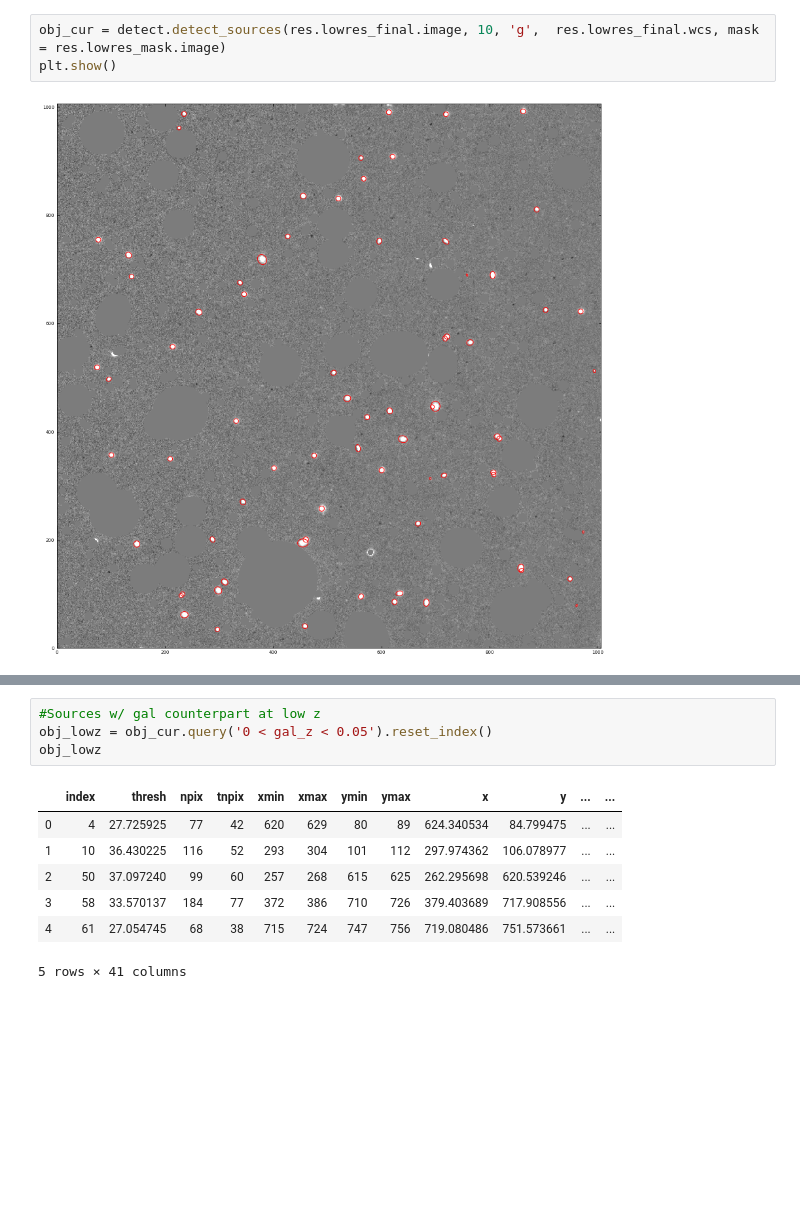
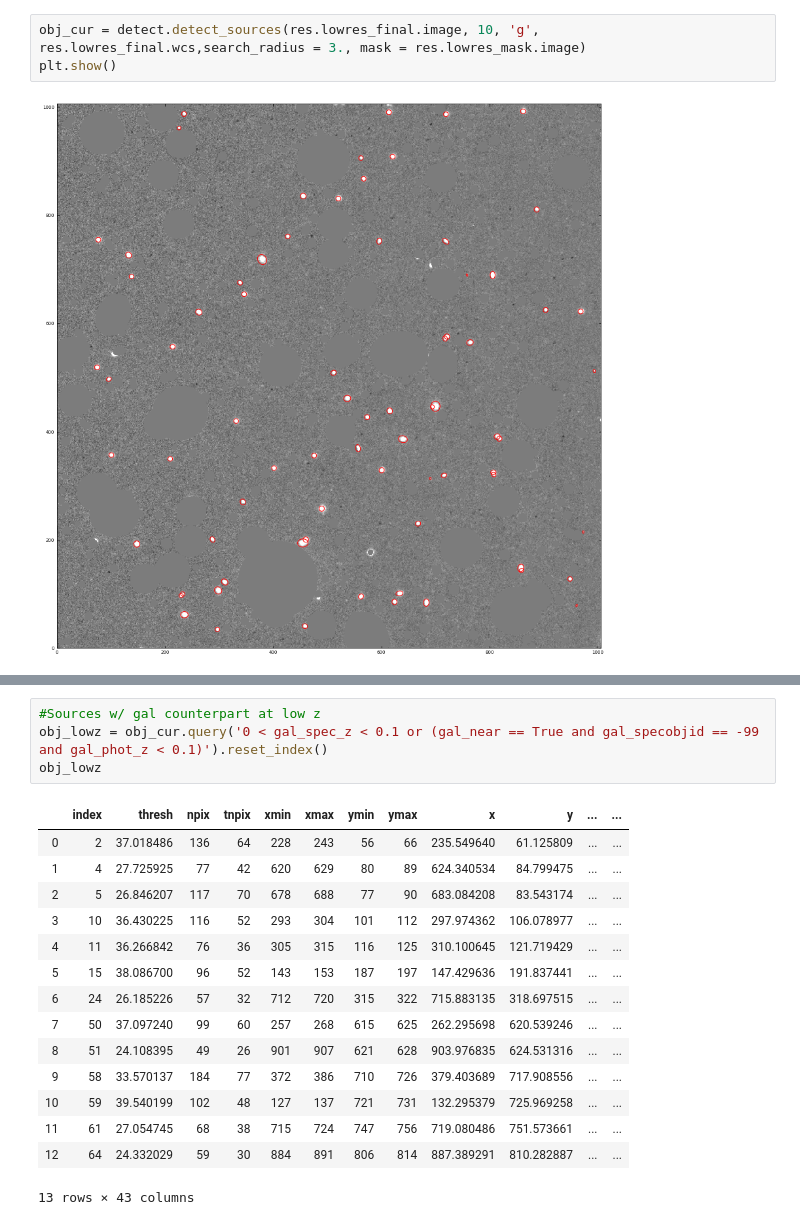
Before and after one commit to DragonflyWideSurvey/DFDetect, a Jupyter notebook: example/example_tile.ipynb, the cells around one changed output, grey strips where cells are left out. Drawn from its saved outputs; the diff is of its cells as text; blank space fills up the shorter version.

```diff
--- a/example/example_tile.ipynb
+++ b/example/example_tile.ipynb
@@ -36,5 +42,5 @@ using master MAST catalog
 # %%
-obj_cur = detect.detect_sources(res.lowres_final.image, 10, 'g',  res.lowres_final.wcs, mask = res.lowres_mask.image)
+obj_cur = detect.detect_sources(res.lowres_final.image, 10, 'g',  res.lowres_final.wcs,search_radius = 3., mask = res.lowres_mask.image)
 plt.show()
 # %% [output]
 [figure]
@@ -78,15 +78,23 @@ plt.show()
 # %%
 #Sources w/ gal counterpart at low z
-obj_lowz = obj_cur.query('0 < gal_z < 0.05').reset_index()
+obj_lowz = obj_cur.query('0 < gal_spec_z < 0.1 or (gal_near == True and gal_specobjid == -99 and gal_phot_z < 0.1)').reset_index()
 obj_lowz
 # %% [output]
 |  | index | thresh | npix | tnpix | xmin | xmax | ymin | ymax | x | y | ... | ... |
-| 0 | 4 | 27.725925 | 77 | 42 | 620 | 629 | 80 | 89 | 624.340534 | 84.799475 | ... | ... |
-| 1 | 10 | 36.430225 | 116 | 52 | 293 | 304 | 101 | 112 | 297.974362 | 106.078977 | ... | ... |
-| 2 | 50 | 37.097240 | 99 | 60 | 257 | 268 | 615 | 625 | 262.295698 | 620.539246 | ... | ... |
-| 3 | 58 | 33.570137 | 184 | 77 | 372 | 386 | 710 | 726 | 379.403689 | 717.908556 | ... | ... |
-| 4 | 61 | 27.054745 | 68 | 38 | 715 | 724 | 747 | 756 | 719.080486 | 751.573661 | ... | ... |
+| 0 | 2 | 37.018486 | 136 | 64 | 228 | 243 | 56 | 66 | 235.549640 | 61.125809 | ... | ... |
+| 1 | 4 | 27.725925 | 77 | 42 | 620 | 629 | 80 | 89 | 624.340534 | 84.799475 | ... | ... |
+| 2 | 5 | 26.846207 | 117 | 70 | 678 | 688 | 77 | 90 | 683.084208 | 83.543174 | ... | ... |
+| 3 | 10 | 36.430225 | 116 | 52 | 293 | 304 | 101 | 112 | 297.974362 | 106.078977 | ... | ... |
+| 4 | 11 | 36.266842 | 76 | 36 | 305 | 315 | 116 | 125 | 310.100645 | 121.719429 | ... | ... |
+| 5 | 15 | 38.086700 | 96 | 52 | 143 | 153 | 187 | 197 | 147.429636 | 191.837441 | ... | ... |
+| 6 | 24 | 26.185226 | 57 | 32 | 712 | 720 | 315 | 322 | 715.883135 | 318.697515 | ... | ... |
+| 7 | 50 | 37.097240 | 99 | 60 | 257 | 268 | 615 | 625 | 262.295698 | 620.539246 | ... | ... |
+| 8 | 51 | 24.108395 | 49 | 26 | 901 | 907 | 621 | 628 | 903.976835 | 624.531316 | ... | ... |
+| 9 | 58 | 33.570137 | 184 | 77 | 372 | 386 | 710 | 726 | 379.403689 | 717.908556 | ... | ... |
+| 10 | 59 | 39.540199 | 102 | 48 | 127 | 137 | 721 | 731 | 132.295379 | 725.969258 | ... | ... |
+| 11 | 61 | 27.054745 | 68 | 38 | 715 | 724 | 747 | 756 | 719.080486 | 751.573661 | ... | ... |
+| 12 | 64 | 24.332029 | 59 | 30 | 884 | 891 | 806 | 814 | 887.389291 | 810.282887 | ... | ... |
-5 rows × 41 columns
+13 rows × 43 columns
 # %%
 ## Plot cutouts of low z sources, takes ~ 10-15 s per sources
 fig = detect.plot_cutouts(res,obj_lowz,decals_fits)
```
Also changed, not shown: parts of 13 cells of this notebook, 2 other files.
